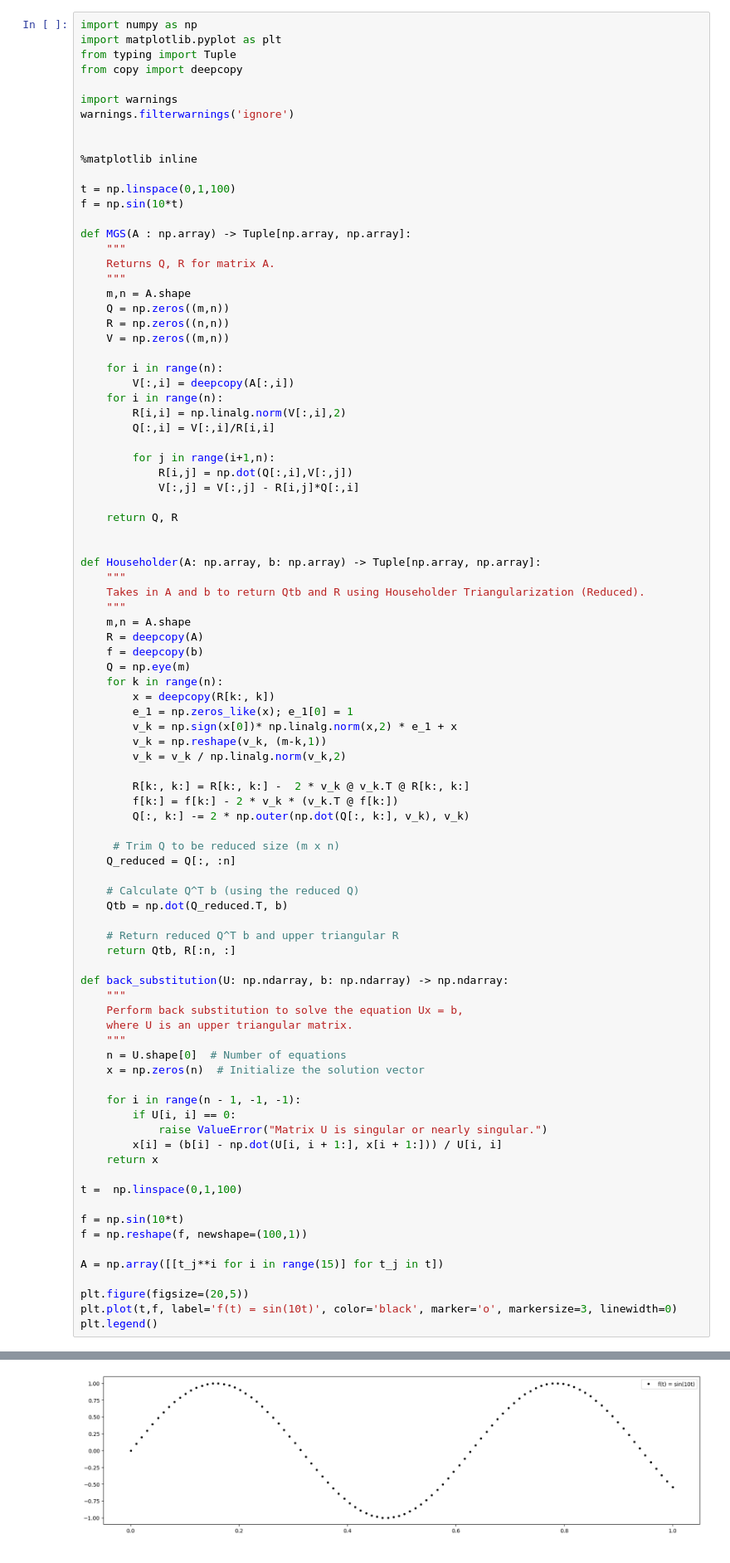
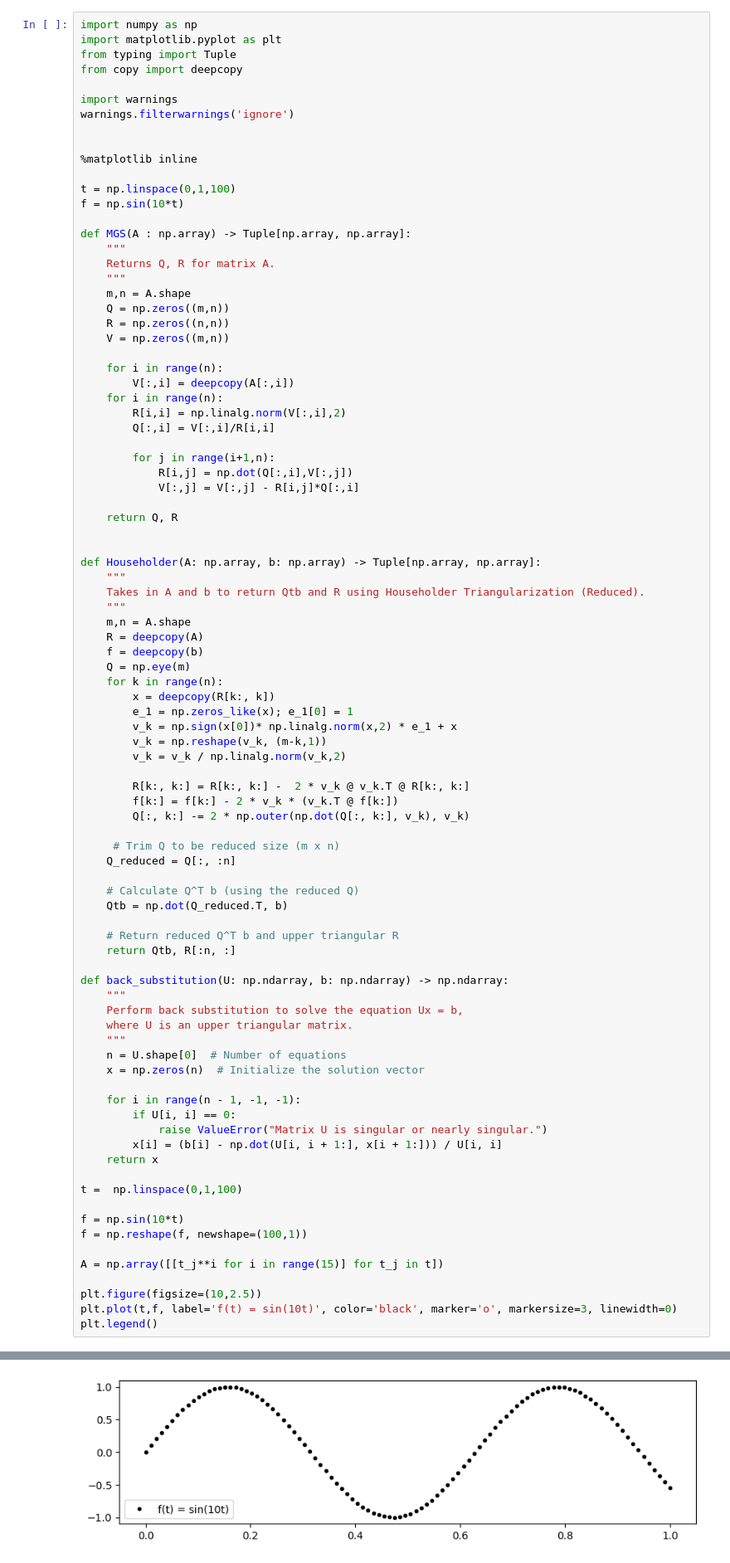
Before and after one commit to pesricha/Least-Squares-Comparison, a Jupyter notebook: Least_Squares_Analysis.ipynb, the cells around one changed output, grey strips where cells are left out. Shown: that part at 83% size. Drawn from its saved outputs; the diff is of its cells as text.

```diff
--- a/Least_Squares_Analysis.ipynb
+++ b/Least_Squares_Analysis.ipynb
@@ -63,35 +63,35 @@ def Householder(A: np.array, b: np.array) -> Tuple[np.array, np.array]:
     Qtb = np.dot(Q_reduced.T, b)
 
     # Return reduced Q^T b and upper triangular R
     return Qtb, R[:n, :]
 
 def back_substitution(U: np.ndarray, b: np.ndarray) -> np.ndarray:
     """
     Perform back substitution to solve the equation Ux = b,
     where U is an upper triangular matrix.
     """
     n = U.shape[0]  # Number of equations
     x = np.zeros(n)  # Initialize the solution vector
 
     for i in range(n - 1, -1, -1):
         if U[i, i] == 0:
             raise ValueError("Matrix U is singular or nearly singular.")
         x[i] = (b[i] - np.dot(U[i, i + 1:], x[i + 1:])) / U[i, i]
     return x
 
 t =  np.linspace(0,1,100)
 
 f = np.sin(10*t)
 f = np.reshape(f, newshape=(100,1))
 
 A = np.array([[t_j**i for i in range(15)] for t_j in t])
 
-plt.figure(figsize=(20,5))
+plt.figure(figsize=(10,2.5))
 plt.plot(t,f, label='f(t) = sin(10t)', color='black', marker='o', markersize=3, linewidth=0)
 plt.legend()
 # %% [output]
 <matplotlib.legend.Legend at 0x...>
-[figure, old version]
+[figure, new version]
 # %% [markdown]
 ### a) QR using Modified Gram Schmidt Approach
 
```
Also changed, not shown: parts of 5 cells of this notebook.
